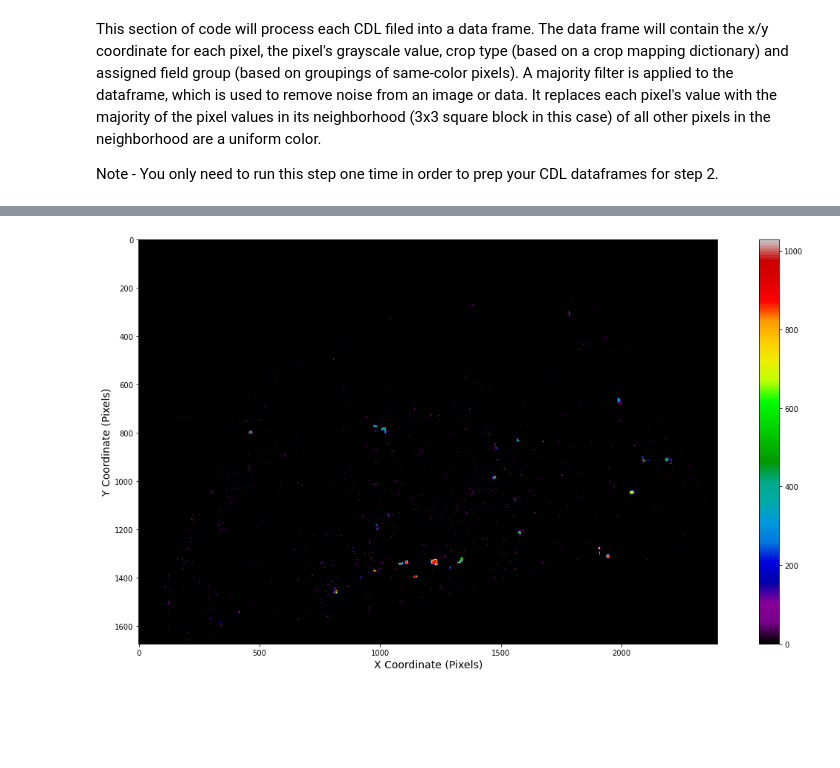
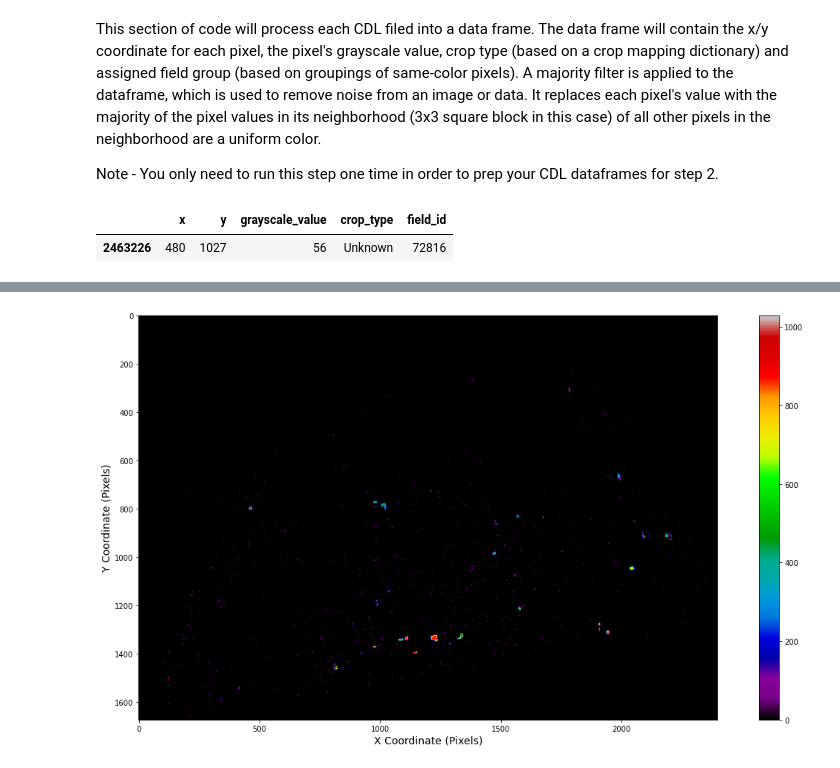
Before and after one commit to lingyundai/DAEN690-Team-Satellite-FBI, a Jupyter notebook: src/accuracy_calculator.ipynb, the cells around one changed output, grey strips where cells are left out. Cells and saved outputs as stored; diff of their text form; code cells hidden in the pictures; blank space fills up the shorter version.

```diff
--- a/src/accuracy_calculator.ipynb
+++ b/src/accuracy_calculator.ipynb
@@ -247,3 +249,9 @@ field_label_df_2023_with_filter, field_labels_2023_with_filter = label_fields_wi
+# %%
+#The following grayscsale values exist in the tif images, but do not have a crop label in the metadata: 3, 25, 56, 57, 76,219, 221, 246
+field_label_df_2023_with_filter[field_label_df_2023_with_filter['crop_type'] == 'Unknown']
+# %% [output]
+|  | x | y | grayscale_value | crop_type | field_id |
+| 2463226 | 480 | 1027 | 56 | Unknown | 72816 |
 # %%
 #Code look at how many differet crop labels exist in 1 field
 print("Unique field IDs assigned:", np.unique(field_labels_2019_with_filter))
```
Also changed, not shown: parts of 14 cells of this notebook.
